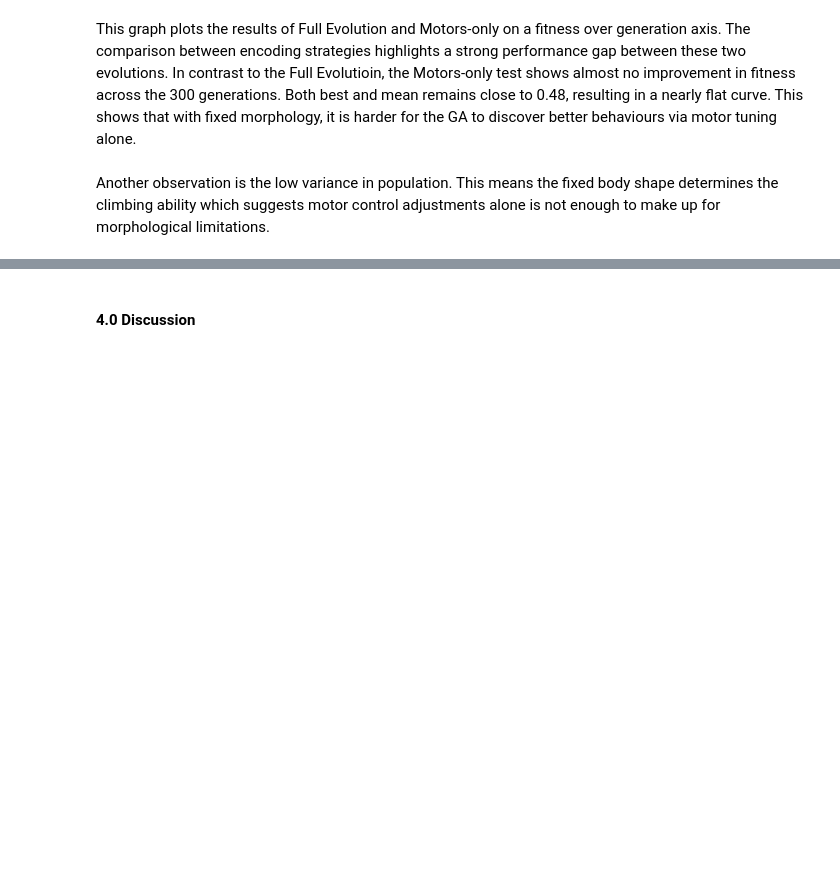
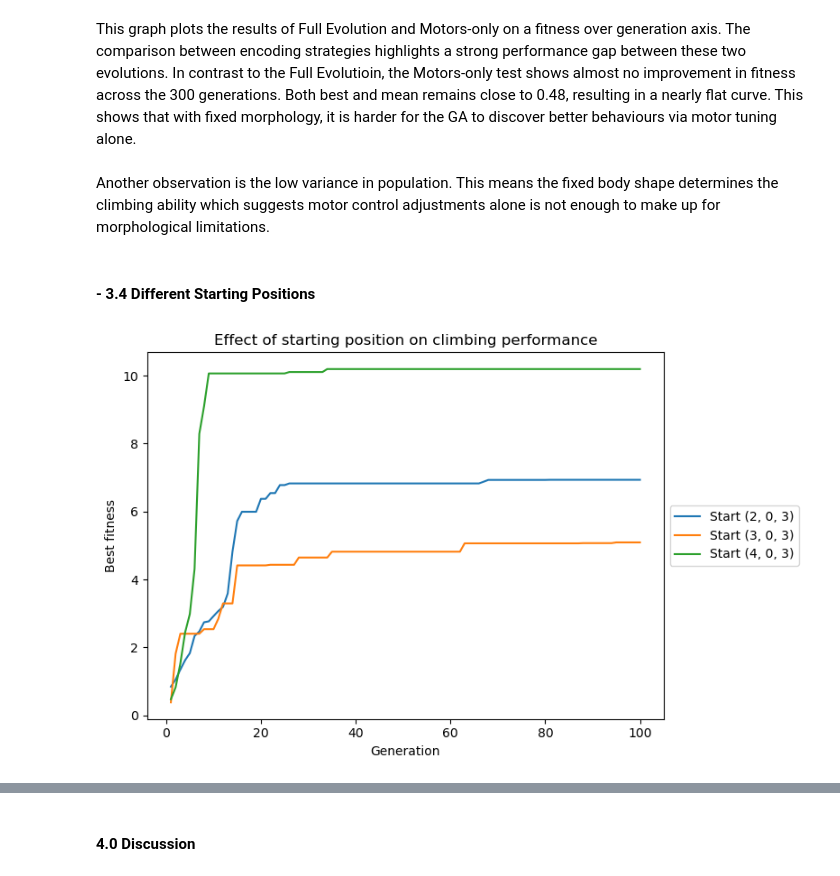
Before and after one commit to chewy990/CM3020_AI-midterms, a Jupyter notebook: report.ipynb, the cells around one changed output, grey strips where cells are left out. Saved outputs shown, nothing was run; the diff lists cells and outputs as text; code cells hidden in the pictures; blank space fills up the shorter version.

```diff
--- a/report.ipynb
+++ b/report.ipynb
@@ -136,3 +136,25 @@ summary_full, summary_mot
 This graph plots the results of Full Evolution and Motors-only on a fitness over generation axis. The comparison between encoding strategies highlights a strong performance gap between these two evolutions. In contrast to the Full Evolutioin, the Motors-only test shows almost no improvement in fitness across the 300 generations. Both best and mean remains close to 0.48, resulting in a nearly flat curve. This shows that with fixed morphology, it is harder for the GA to discover better behaviours via motor tuning alone.
 <br/><br/>
 Another observation is the low variance in population. This means the fixed body shape determines the climbing ability which suggests motor control adjustments alone is not enough to make up for morphological limitations.
+# %% [markdown]
+#### - 3.4 Different Starting Positions
+# %%
+# Load logs for the three starting positions
+s2 = pd.read_csv("ga_start2.csv")
+s3 = pd.read_csv("ga_start3.csv")
+s4 = pd.read_csv("ga_start4.csv")
+
+plt.figure(figsize=(8, 5))
+
+plt.plot(s2["generation"], s2["best_fitness"], label="Start (2, 0, 3)")
+plt.plot(s3["generation"], s3["best_fitness"], label="Start (3, 0, 3)")
+plt.plot(s4["generation"], s4["best_fitness"], label="Start (4, 0, 3)")
+
+plt.xlabel("Generation")
+plt.ylabel("Best fitness")
+plt.title("Effect of starting position on climbing performance")
+plt.legend(loc="center left", bbox_to_anchor=(1, 0.5))  # legend outside on the right
+plt.tight_layout()
+plt.show()
+# %% [output]
+[figure, added]
```
Also changed, not shown: parts of 2 cells of this notebook, 7 other files.
